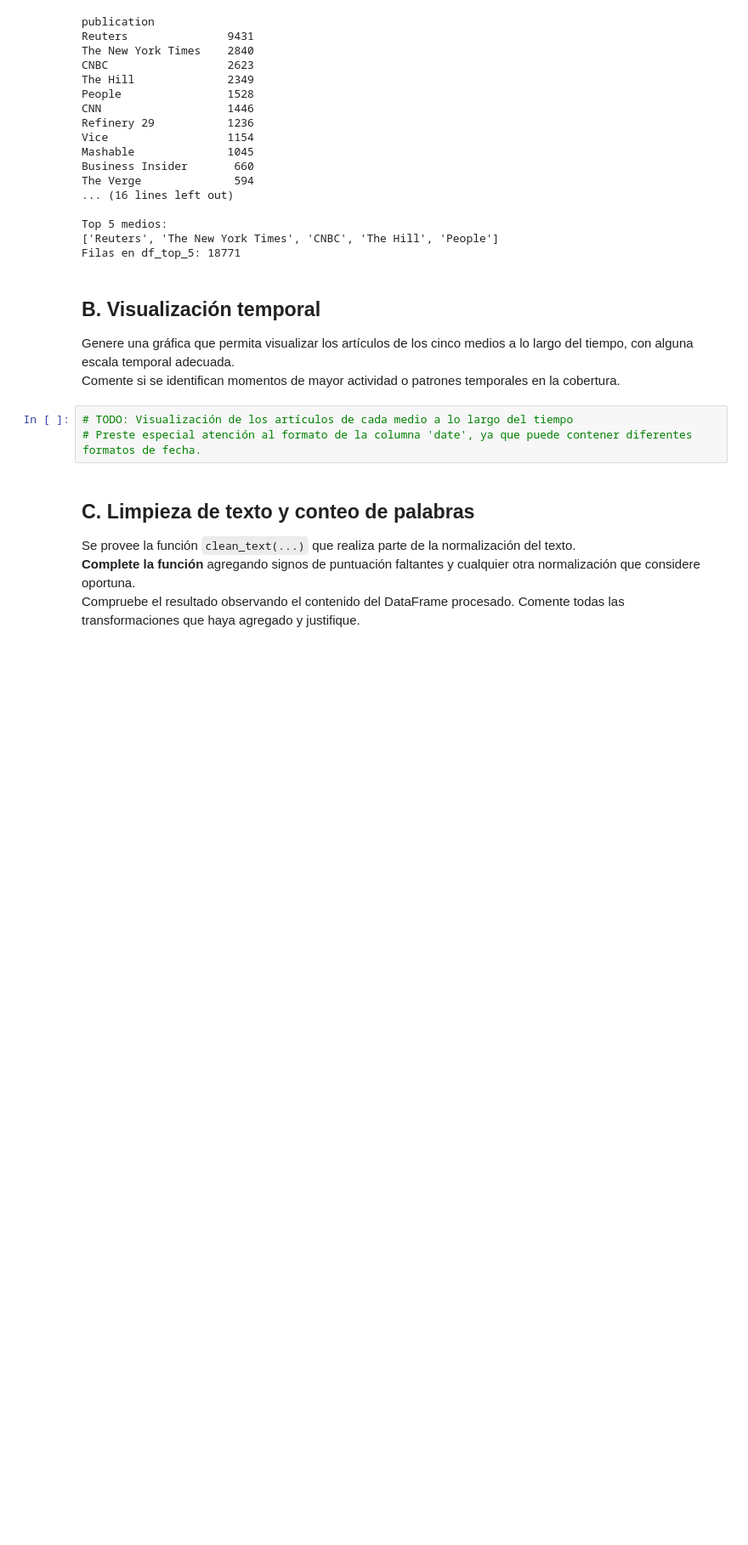
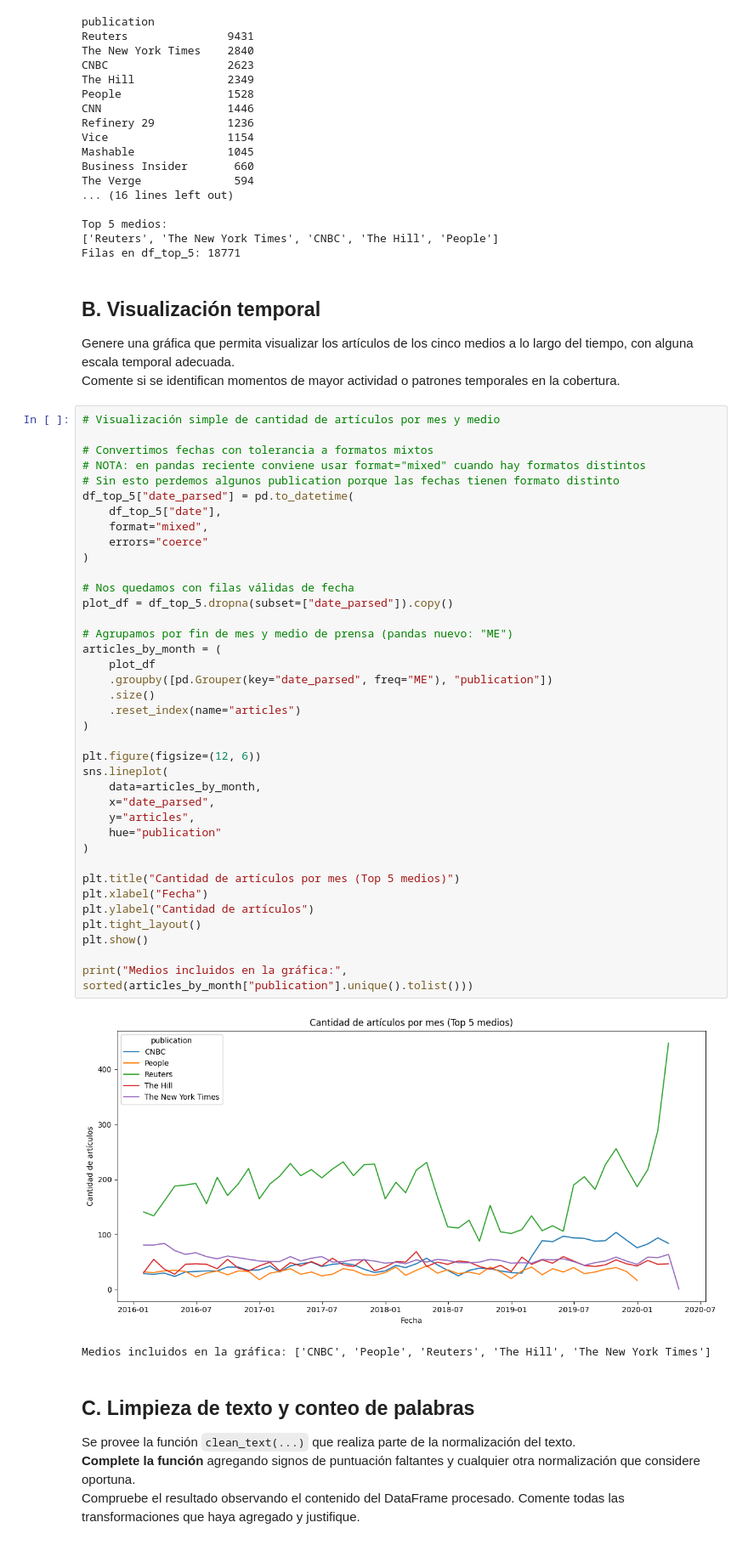
Before and after one commit to SDP-data/IntroCD_LAB1_2026, a Jupyter notebook: Tarea_1/2026_template_tarea1.ipynb, the cells around one changed output. Shown at 85% size. Cells and saved outputs as stored; diff of their text form; blank space fills up the shorter version.

Commit message:
complete temporal visualization TODO in notebook. Add a simple monthly top-5 publication chart with robust mixed-format date parsing and updated pandas month-end grouping so the plot includes all expected media.

```diff
--- a/Tarea_1/2026_template_tarea1.ipynb
+++ b/Tarea_1/2026_template_tarea1.ipynb
@@ -151,8 +151,46 @@ Filas en df_top_5: 18771
 Genere una gráfica que permita visualizar los artículos de los cinco medios a lo largo del tiempo, con alguna escala temporal adecuada. \
 Comente si se identifican momentos de mayor actividad o patrones temporales en la cobertura.
 # %%
-# TODO: Visualización de los artículos de cada medio a lo largo del tiempo
-# Preste especial atención al formato de la columna 'date', ya que puede contener diferentes formatos de fecha.
+# Visualización simple de cantidad de artículos por mes y medio
+
+# Convertimos fechas con tolerancia a formatos mixtos
+# NOTA: en pandas reciente conviene usar format="mixed" cuando hay formatos distintos
+# Sin esto perdemos algunos publication porque las fechas tienen formato distinto
+df_top_5["date_parsed"] = pd.to_datetime(
+    df_top_5["date"],
+    format="mixed",
+    errors="coerce"
+)
+
+# Nos quedamos con filas válidas de fecha
+plot_df = df_top_5.dropna(subset=["date_parsed"]).copy()
+
+# Agrupamos por fin de mes y medio de prensa (pandas nuevo: "ME")
+articles_by_month = (
+    plot_df
+    .groupby([pd.Grouper(key="date_parsed", freq="ME"), "publication"])
+    .size()
+    .reset_index(name="articles")
+)
+
+plt.figure(figsize=(12, 6))
+sns.lineplot(
+    data=articles_by_month,
+    x="date_parsed",
+    y="articles",
+    hue="publication"
+)
+
+plt.title("Cantidad de artículos por mes (Top 5 medios)")
+plt.xlabel("Fecha")
+plt.ylabel("Cantidad de artículos")
+plt.tight_layout()
+plt.show()
+
+print("Medios incluidos en la gráfica:", sorted(articles_by_month["publication"].unique().tolist()))
+# %% [output]
+[figure, added]
+Medios incluidos en la gráfica: ['CNBC', 'People', 'Reuters', 'The Hill', 'The New York Times']
 # %% [markdown]
 ## C. Limpieza de texto y conteo de palabras
 Se provee la función `clean_text(...)` que realiza parte de la normalización del texto. \
```
